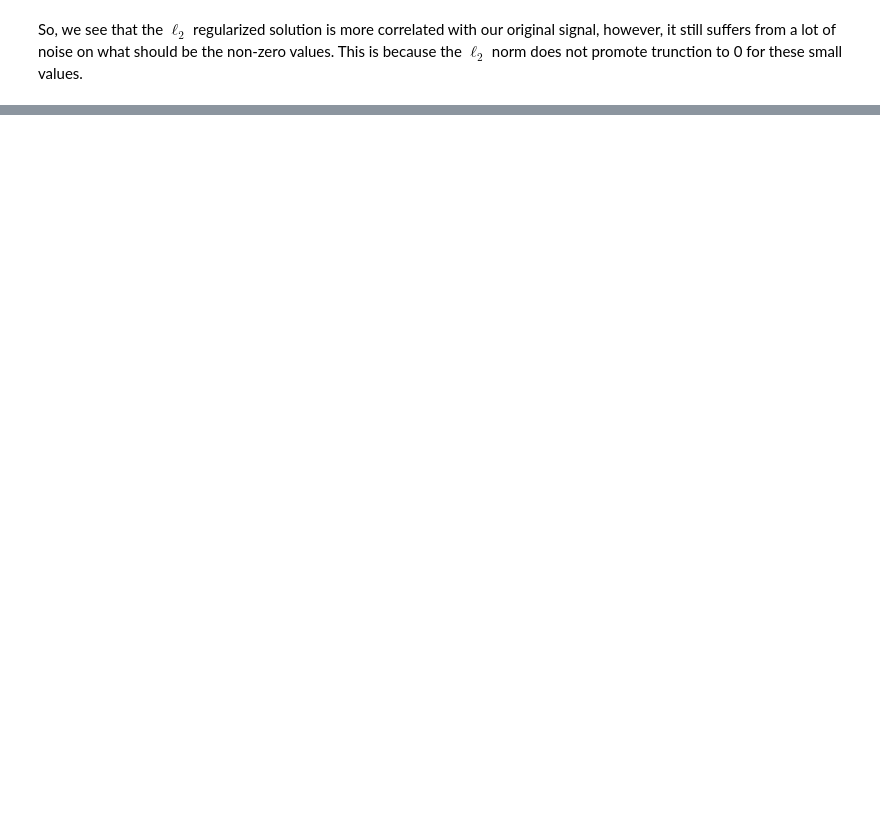
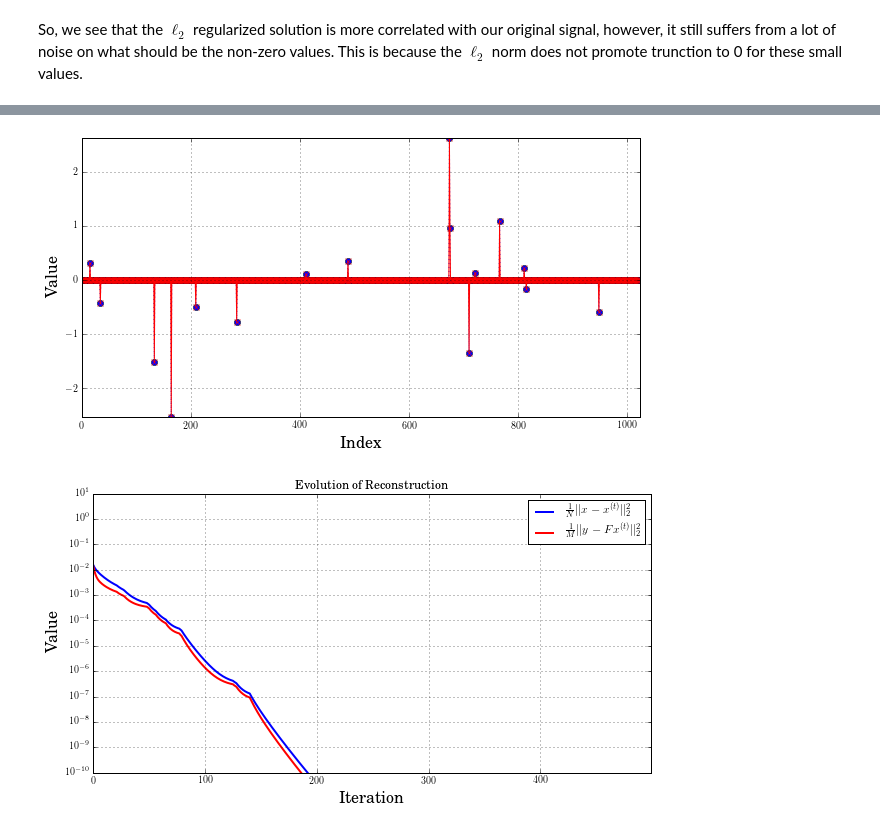
Before and after one commit to eric-tramel/PyIntroCS, a Jupyter notebook: 3_Reconstruction.ipynb, the cells around one changed output, grey strips where cells are left out. Drawn from its saved outputs; the diff is of its cells as text; code cells hidden in the pictures; blank space fills up the shorter version.

```diff
--- a/3_Reconstruction.ipynb
+++ b/3_Reconstruction.ipynb
@@ -152,23 +95,0 @@ ShowRecovery(x,myxomp)
-# %%
-def TopKThreshold(x,K):
-    S = np.argsort(abs(x),axis=0)[::-1][:K]
-    xT = np.zeros_like(x)
-    xT[S] = x[S]
-
-    return xT, S
-
-def IterativeHardThresholding(F,y,K,iters):
-    m,n = np.shape(F)
-    x = np.zeros((n,1))
-    for i in range(1,iters):
-        r = y - np.dot(F,x)
-        z = x + np.dot(F.T,r)
-        x = TopKThreshold(z,K)[0]
-
-    return x
-
-xiht = IterativeHardThresholding(F,y,K,100)
-
-# ShowSignal(x)
-# ShowSignal(xiht)
-ShowRecovery(x,xiht)
@@ -234,0 +158,8 @@ def ShowLassoPathMSE(F,y,x):
+# %%
+xiht,ihtmse,ihtres = IterativeHardThresholding(F,y,K,500,x)
+
+ShowRecovery(x,xiht)
+ShowHistory(ihtmse,ihtres)
+# %% [output]
+[figure, added]
+[figure, added]
```
Also changed, not shown: parts of 34 cells of this notebook, 2 other files.
